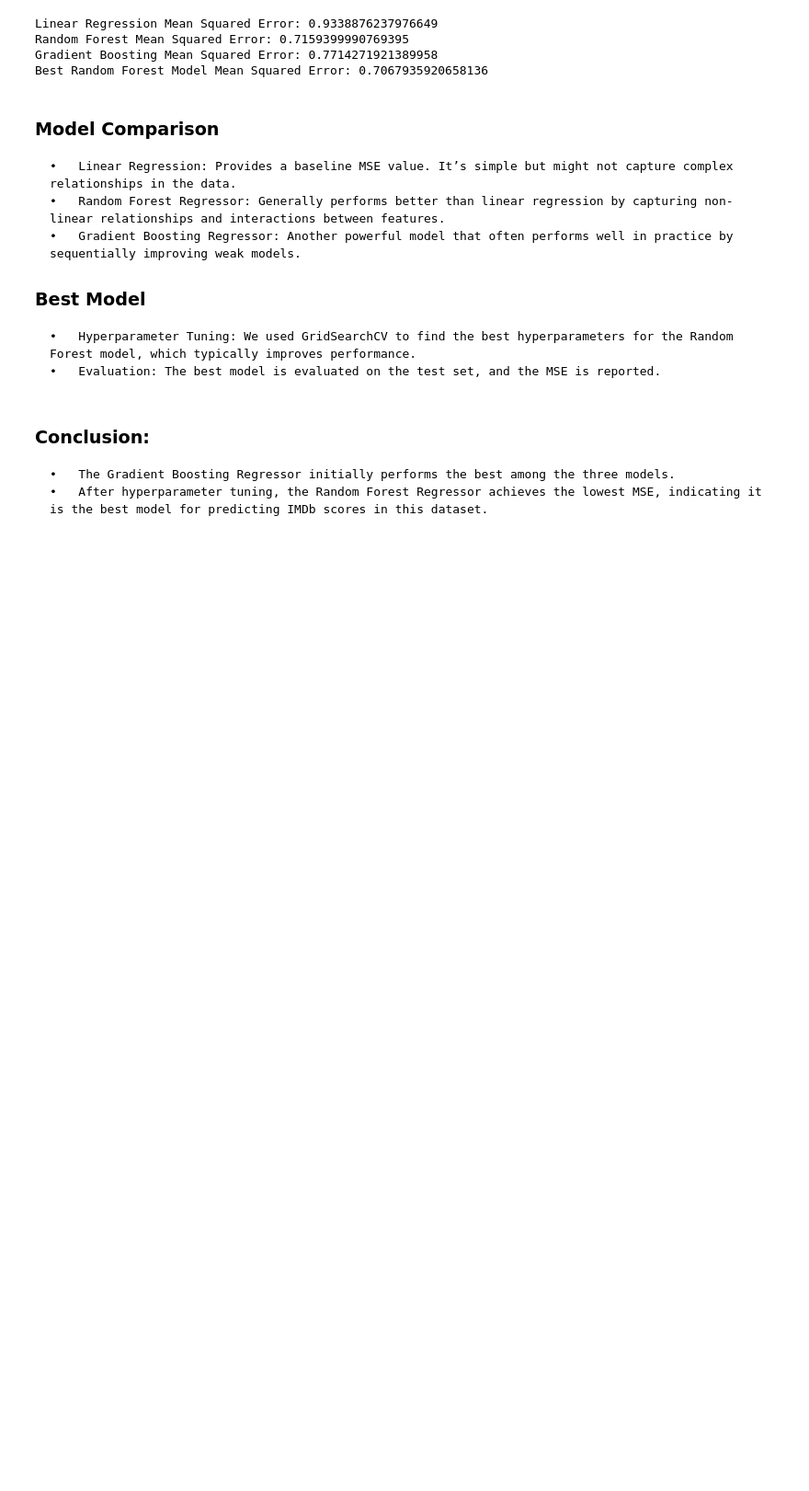
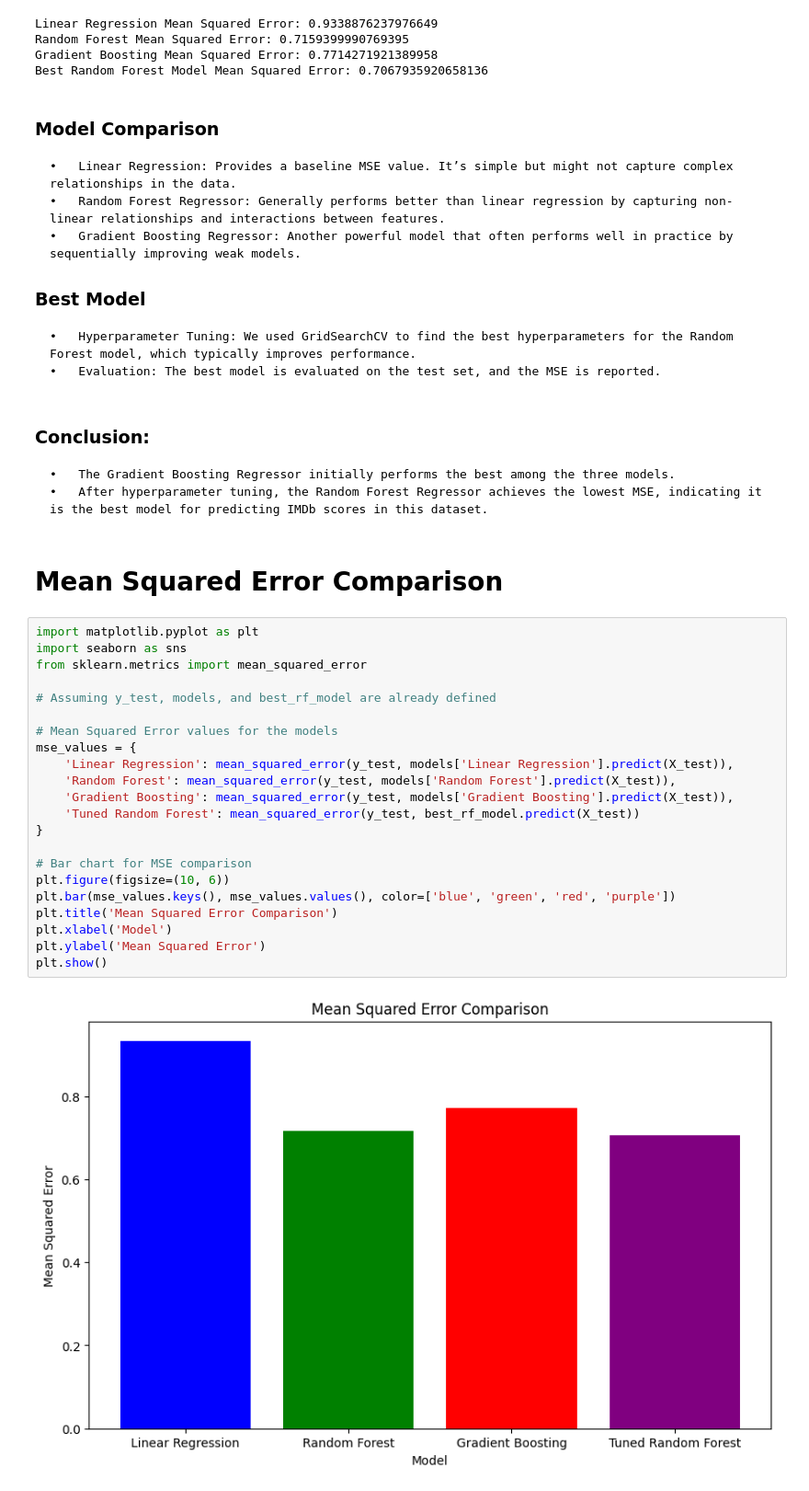
Before and after one commit to snehaw01/Netflix, a Jupyter notebook: model/notebook.ipynb, the cells around one changed output. Shown at 92% size. Cells and saved outputs as stored; diff of their text form; blank space fills up the shorter version.

```diff
--- a/notebook.ipynb
+++ b/model/notebook.ipynb
@@ -623,3 +652,29 @@ Best Random Forest Model Mean Squared Error: 0.7067935920658136
 
 	•	The Gradient Boosting Regressor initially performs the best among the three models.
 	•	After hyperparameter tuning, the Random Forest Regressor achieves the lowest MSE, indicating it is the best model for predicting IMDb scores in this dataset.
+# %% [markdown]
+# Mean Squared Error Comparison
+# %%
+import matplotlib.pyplot as plt
+import seaborn as sns
+from sklearn.metrics import mean_squared_error
+
+# Assuming y_test, models, and best_rf_model are already defined
+
+# Mean Squared Error values for the models
+mse_values = {
+    'Linear Regression': mean_squared_error(y_test, models['Linear Regression'].predict(X_test)),
+    'Random Forest': mean_squared_error(y_test, models['Random Forest'].predict(X_test)),
+    'Gradient Boosting': mean_squared_error(y_test, models['Gradient Boosting'].predict(X_test)),
+    'Tuned Random Forest': mean_squared_error(y_test, best_rf_model.predict(X_test))
+}
+
+# Bar chart for MSE comparison
+plt.figure(figsize=(10, 6))
+plt.bar(mse_values.keys(), mse_values.values(), color=['blue', 'green', 'red', 'purple'])
+plt.title('Mean Squared Error Comparison')
+plt.xlabel('Model')
+plt.ylabel('Mean Squared Error')
+plt.show()
+# %% [output]
+[figure, added]
```
Also changed, not shown: parts of 21 cells of this notebook, 16 other files.
